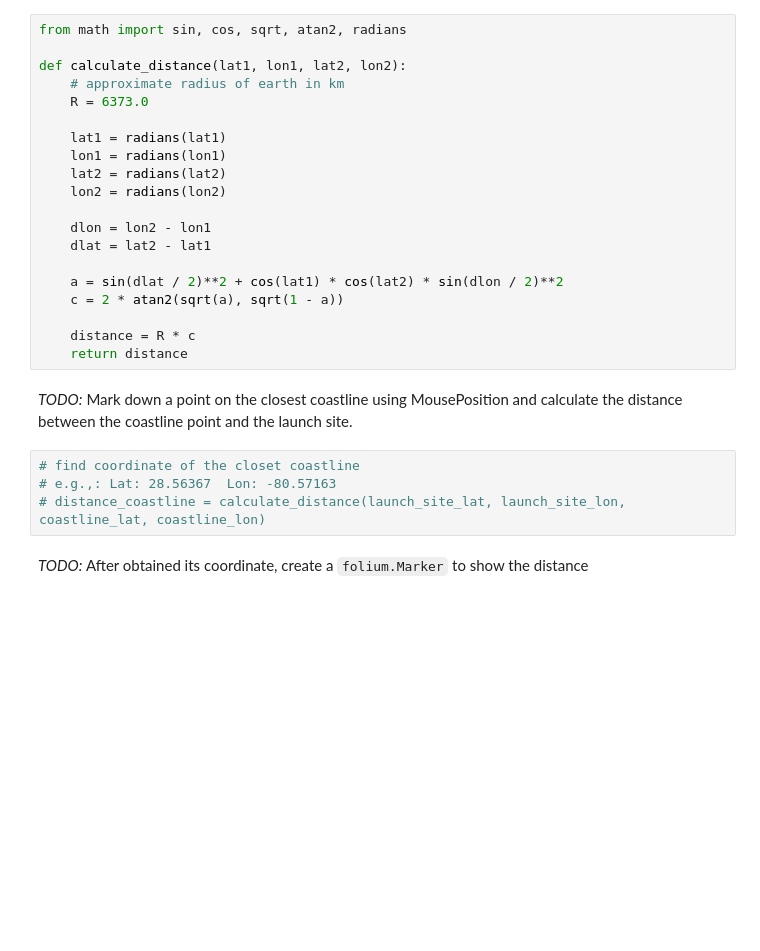
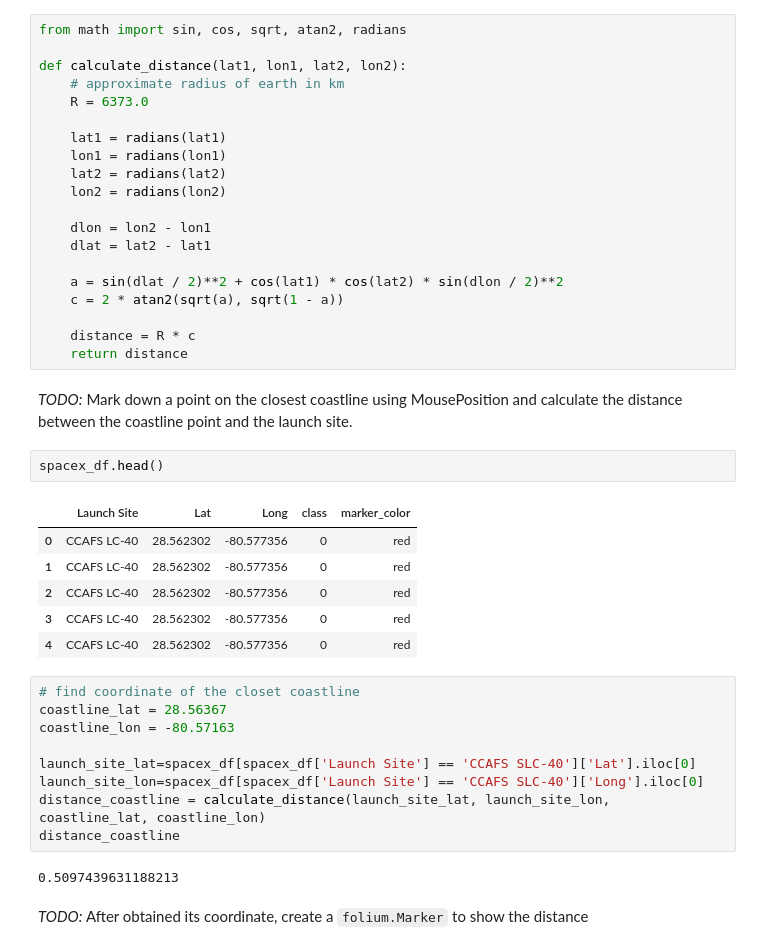
Before and after one commit to jihyeon26/data_analyze_project1, a Jupyter notebook: dataScience_ibm/space_X/6. launch-site-location.ipynb, the cells around one changed output. Cells and saved outputs as stored; diff of their text form; blank space fills up the shorter version.

Commit message:
space X-location

```diff
--- a/dataScience_ibm/space_X/6. launch-site-location.ipynb
+++ b/dataScience_ibm/space_X/6. launch-site-location.ipynb
@@ -268,10 +291,26 @@ def calculate_distance(lat1, lon1, lat2, lon2):
     return distance
 # %% [markdown]
 _TODO:_ Mark down a point on the closest coastline using MousePosition and calculate the distance between the coastline point and the launch site.
+# %%
+spacex_df.head()
+# %% [output]
+|  | Launch Site | Lat | Long | class | marker_color |
+| 0 | CCAFS LC-40 | 28.562302 | -80.577356 | 0 | red |
+| 1 | CCAFS LC-40 | 28.562302 | -80.577356 | 0 | red |
+| 2 | CCAFS LC-40 | 28.562302 | -80.577356 | 0 | red |
+| 3 | CCAFS LC-40 | 28.562302 | -80.577356 | 0 | red |
+| 4 | CCAFS LC-40 | 28.562302 | -80.577356 | 0 | red |
 # %%
 # find coordinate of the closet coastline
-# e.g.,: Lat: 28.56367  Lon: -80.57163
-# distance_coastline = calculate_distance(launch_site_lat, launch_site_lon, coastline_lat, coastline_lon)
+coastline_lat = 28.56367
+coastline_lon = -80.57163
+
+launch_site_lat=spacex_df[spacex_df['Launch Site'] == 'CCAFS SLC-40']['Lat'].iloc[0]
+launch_site_lon=spacex_df[spacex_df['Launch Site'] == 'CCAFS SLC-40']['Long'].iloc[0]
+distance_coastline = calculate_distance(launch_site_lat, launch_site_lon, coastline_lat, coastline_lon)
+distance_coastline
+# %% [output]
+0.5097439631188213
 # %% [markdown]
 _TODO:_ After obtained its coordinate, create a `folium.Marker` to show the distance
 # %%
```
Also changed, not shown: parts of 8 cells of this notebook.
